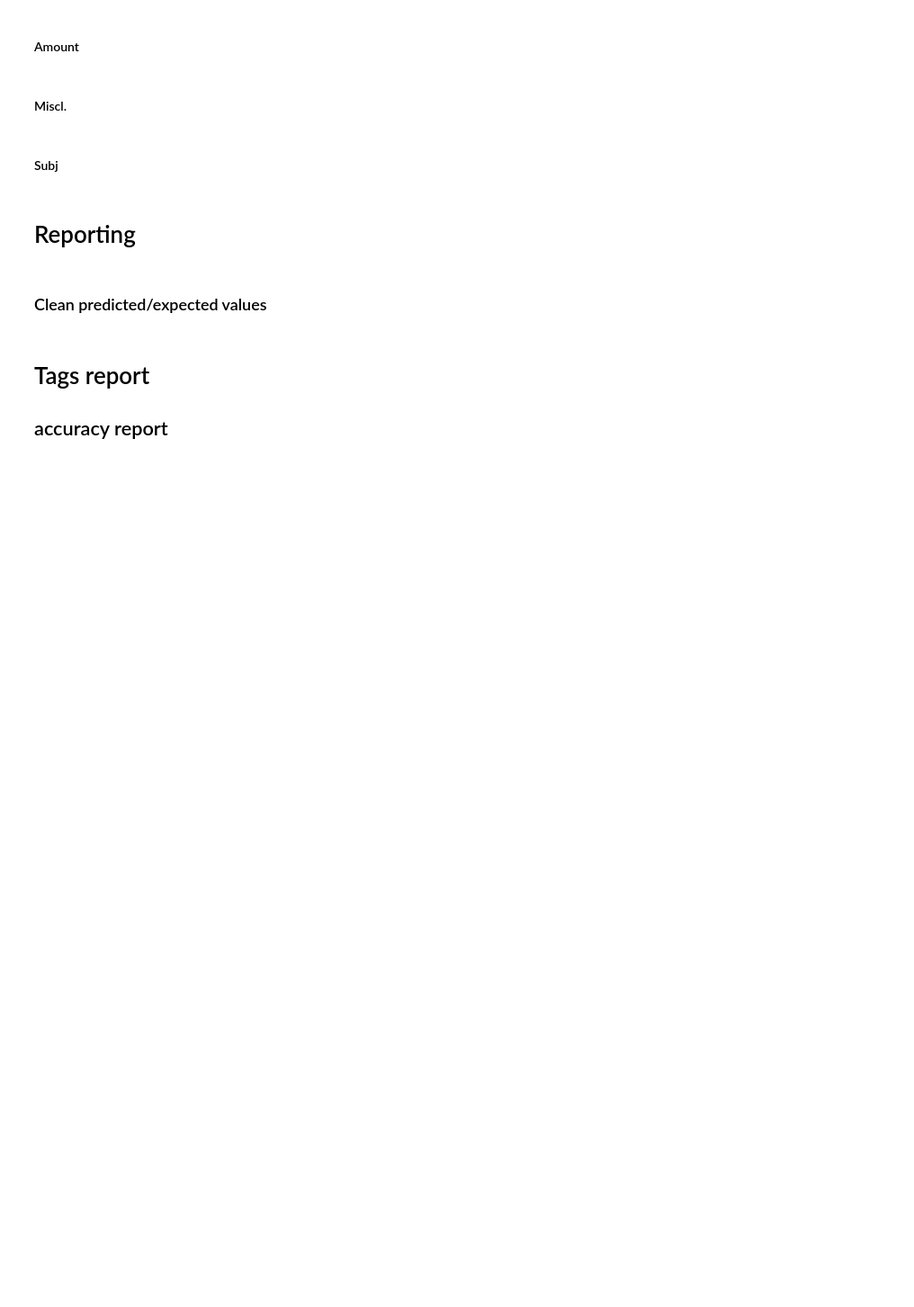
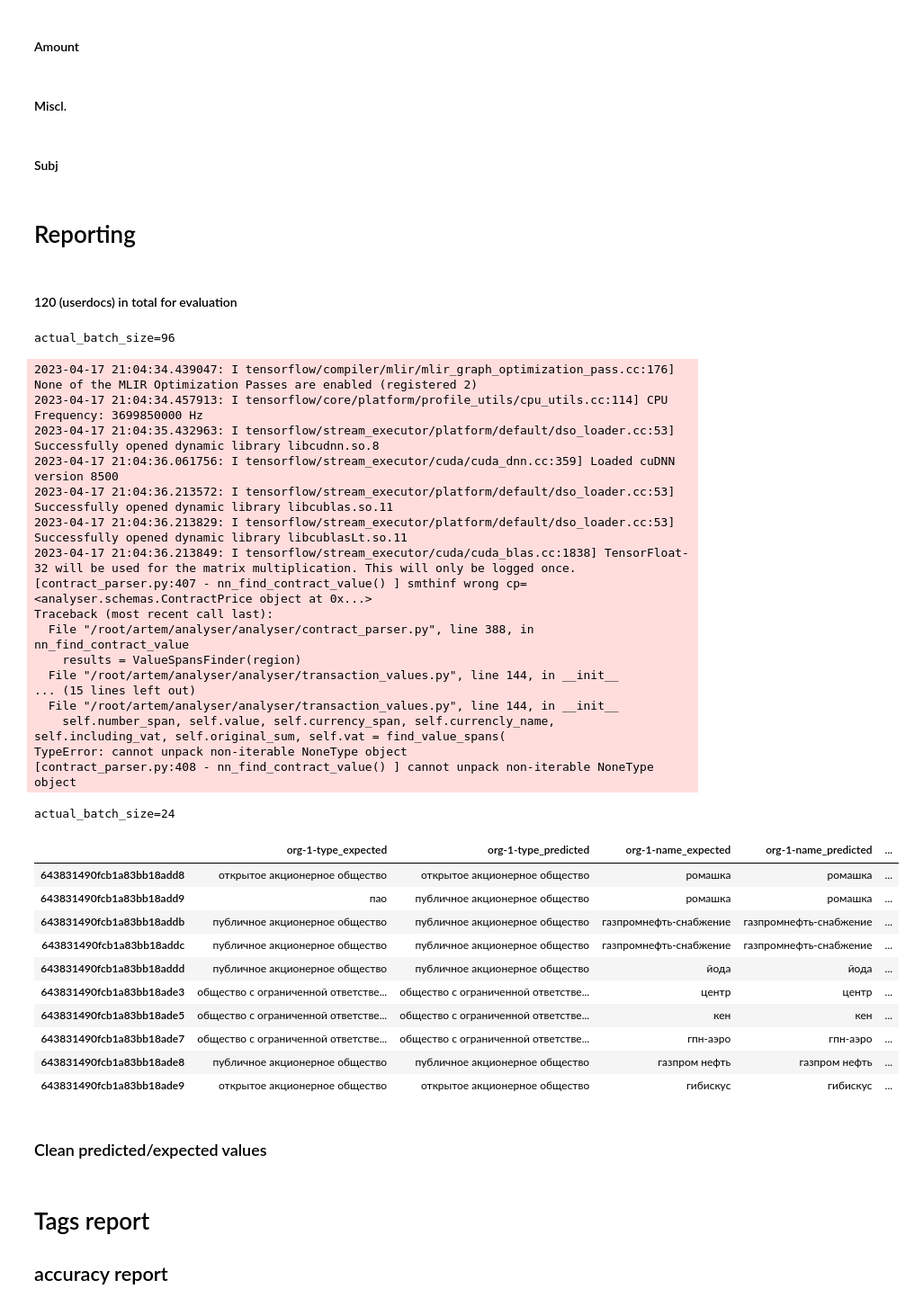
Before and after one commit to LitJane/analyser, a Jupyter notebook: trainsets/eval_contract_uber_model.ipynb, the cells around one changed output. Shown at 90% size. Cells and saved outputs as stored; diff of their text form; code cells hidden in the pictures; blank space fills up the shorter version.

Commit message:
adding support to control set

```diff
--- a/trainsets/eval_contract_uber_model.ipynb
+++ b/trainsets/eval_contract_uber_model.ipynb
@@ -219,7 +442,7 @@ if DEBUG and legacy_json_exists:
 
     print(f'{SAMPLE_DOC_ID=}')
 
-    (emb, tok_f), (sm, subj), (sample_weight, subject_weight) = make_xyw(SAMPLE_DOC_ID, stats)
+    (emb, tok_f), (sm, subj), (sample_weight, subject_weight) = make_xyw(SAMPLE_DOC_ID, json_file_meta)
 
 
     print(f'semantic map shape {sm.shape=}')
@@ -246,9 +473,6 @@ print(f'{model_factory_fn=}')
 # %%
 
-
-
-
-ctx = KerasTrainingContext(umtm.work_dir, session_index=21)
+ctx = KerasTrainingContext(work_dir, session_index=21)
 ctx.EVALUATE_ONLY = True
 
 
@@ -374,14 +634,28 @@ if DEBUG and legacy_json_exists:
 # %% [markdown]
 # Reporting
 # %%
-ev =   umtm.stats.copy()
+
+ev = None
+
+if not USE_CONTROL_SET:
+    ev =   umtm.stats.copy()
+else:
+    ev = test_meta.copy()
+
+
 tags =          pd.DataFrame()
 errors_report = pd.DataFrame()
 # %%
-userdocs = umtm.stats[umtm.stats.unseen==False]
-userdocs = userdocs[userdocs.source=='db']
-userdocs = userdocs[userdocs.score < 50000]
+if USE_CONTROL_SET:
+    userdocs = ev
+else:
+    userdocs = ev[ev.unseen==False]
+    userdocs = userdocs[userdocs.source=='db']
+    userdocs = userdocs[userdocs.score < 50000]
+
 userdocs = userdocs[userdocs['valid']==True]
 
 
 display(Markdown(f'#### {len(userdocs)} (userdocs) in total for evaluation'))
+# %% [output]
+#### 120 (userdocs) in total for evaluation
@@ -524,7 +751,7 @@ for i in range(0, len(validation_set), batch_size):
     for _id in batch.index.values:
 
         dp = make_xyw(_id, userdocs)
-        dp = umtm.trim_maxlen( dp, 0, maxlen  )
+        dp = UberModelTrainsetManager.trim_maxlen(dp, 0, maxlen  )
         (emb, tok_f), (sm, subj), (sample_weight, subject_weight) = dp
 
         batch_input_emb.append(emb)
@@ -535,34 +762,64 @@ for i in range(0, len(validation_set), batch_size):
 
 
     del _id
     del dp
-
 
 
     dps =  [np.array(batch_input_emb), np.array(batch_input_token_f)]
 
 
     predictions = umodel.predict(x=dps, batch_size=actual_batch_size)
     del batch_input_emb
     del batch_input_token_f
 
     p_tags = predictions[0]
     p_subj = predictions[1]
     for k,_id in enumerate(batch.index.values):
 
         tagsmap = pd.DataFrame(p_tags[k], columns=semantic_map_keys_contract)
         interpret_prediction(_id, tagsmap, userdocs)
 
         subj_1hot = p_subj[k]
 
         predicted = decode_subj_prediction(subj_1hot)[0]
         userdocs.at[_id, 'subject_predicted'] = predicted.name
 
 userdocs[
   ['org-1-type_expected', 'org-1-type_predicted', 'org-1-name_expected', 'org-1-name_predicted', 'org-1-alias_expected', 'org-1-alias_predicted',
    'org-2-type_expected', 'org-2-type_predicted', 'org-2-name_expected', 'org-2-name_predicted', 'org-2-alias_expected', 'org-2-alias_predicted',
    'subject_expected', 'subject_predicted', 'date_expected',
    'date_predicted', 'number_expected', 'number_predicted']].head(10)
+# %% [output]
+actual_batch_size=96
+2023-04-17 21:04:34.439047: I tensorflow/compiler/mlir/mlir_graph_optimization_pass.cc:176] None of the MLIR Optimization Passes are enabled (registered 2)
+2023-04-17 21:04:34.457913: I tensorflow/core/platform/profile_utils/cpu_utils.cc:114] CPU Frequency: 3699850000 Hz
+2023-04-17 21:04:35.432963: I tensorflow/stream_executor/platform/default/dso_loader.cc:53] Successfully opened dynamic library libcudnn.so.8
+2023-04-17 21:04:36.061756: I tensorflow/stream_executor/cuda/cuda_dnn.cc:359] Loaded cuDNN version 8500
+2023-04-17 21:04:36.213572: I tensorflow/stream_executor/platform/default/dso_loader.cc:53] Successfully opened dynamic library libcublas.so.11
+2023-04-17 21:04:36.213829: I tensorflow/stream_executor/platform/default/dso_loader.cc:53] Successfully opened dynamic library libcublasLt.so.11
+2023-04-17 21:04:36.213849: I tensorflow/stream_executor/cuda/cuda_blas.cc:1838] TensorFloat-32 will be used for the matrix multiplication. This will only be logged once.
+[contract_parser.py:407 - nn_find_contract_value() ] smthinf wrong cp=<analyser.schemas.ContractPrice object at 0x...>
+Traceback (most recent call last):
+  File "/root/artem/analyser/analyser/contract_parser.py", line 388, in nn_find_contract_value
+    results = ValueSpansFinder(region)
+  File "/root/artem/analyser/analyser/transaction_values.py", line 144, in __init__
+... (15 lines left out)
+  File "/root/artem/analyser/analyser/transaction_values.py", line 144, in __init__
+    self.number_span, self.value, self.currency_span, self.currencly_name, self.including_vat, self.original_sum, self.vat = find_value_spans(
+TypeError: cannot unpack non-iterable NoneType object
+[contract_parser.py:408 - nn_find_contract_value() ] cannot unpack non-iterable NoneType object
+actual_batch_size=24
+|  | org-1-type_expected | org-1-type_predicted | org-1-name_expected | org-1-name_predicted | ... |
+| 643831490fcb1a83bb18add8 | открытое акционерное общество | открытое акционерное общество | ромашка | ромашка | ... |
+| 643831490fcb1a83bb18add9 | пао | публичное акционерное общество | ромашка | ромашка | ... |
+| 643831490fcb1a83bb18addb | публичное акционерное общество | публичное акционерное общество | газпромнефть-снабжение | газпромнефть-снабжение | ... |
+| 643831490fcb1a83bb18addc | публичное акционерное общество | публичное акционерное общество | газпромнефть-снабжение | газпромнефть-снабжение | ... |
+| 643831490fcb1a83bb18addd | публичное акционерное общество | публичное акционерное общество | йода | йода | ... |
+| 643831490fcb1a83bb18ade3 | общество с ограниченной ответстве... | общество с ограниченной ответстве... | центр | центр | ... |
+| 643831490fcb1a83bb18ade5 | общество с ограниченной ответстве... | общество с ограниченной ответстве... | кен | кен | ... |
+| 643831490fcb1a83bb18ade7 | общество с ограниченной ответстве... | общество с ограниченной ответстве... | гпн-аэро | гпн-аэро | ... |
+| 643831490fcb1a83bb18ade8 | публичное акционерное общество | публичное акционерное общество | газпром нефть | газпром нефть | ... |
+| 643831490fcb1a83bb18ade9 | открытое акционерное общество | открытое акционерное общество | гибискус | гибискус | ... |
 # %% [markdown]
 ### Clean predicted/expected values
 # %%
```
Also changed, not shown: parts of 29 cells of this notebook, 4 other files.
